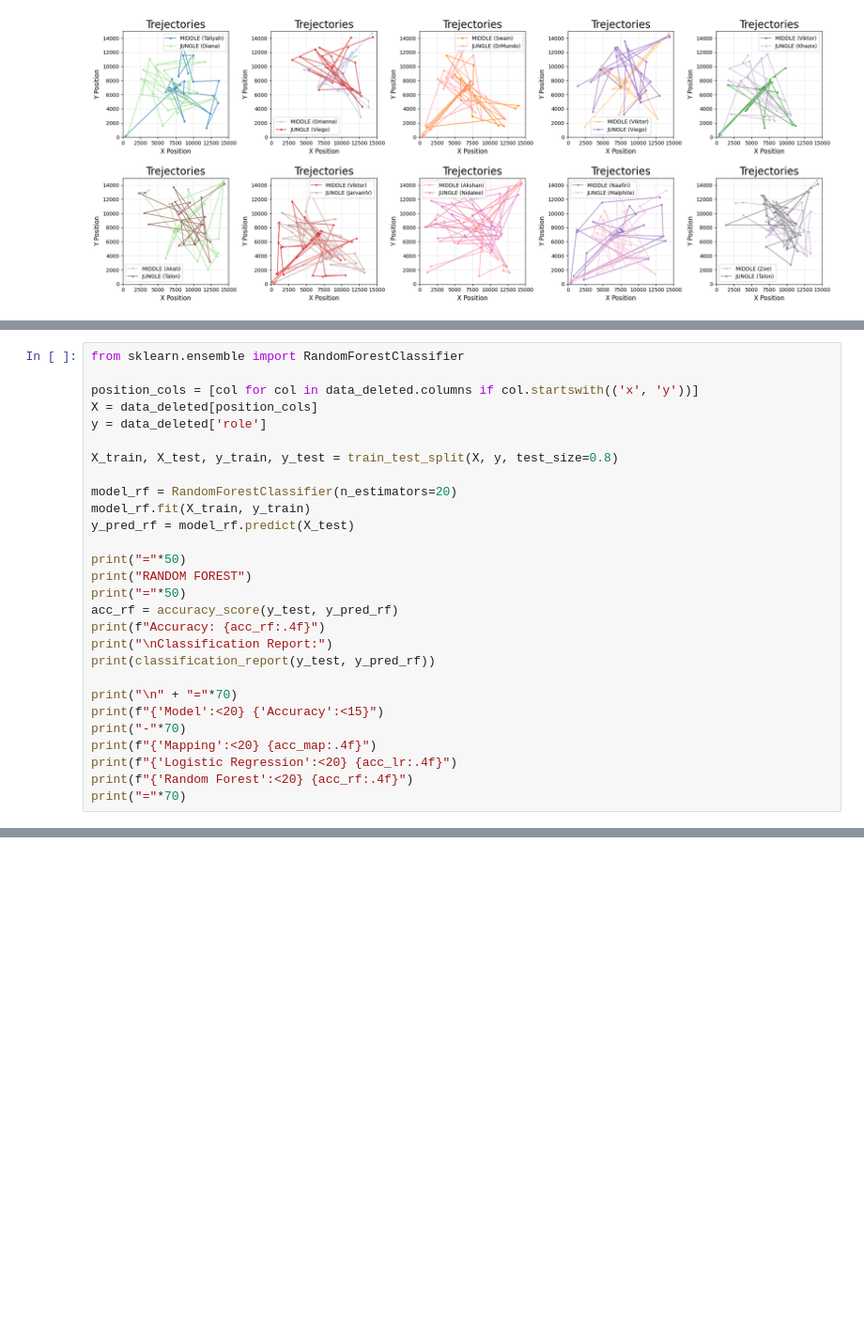
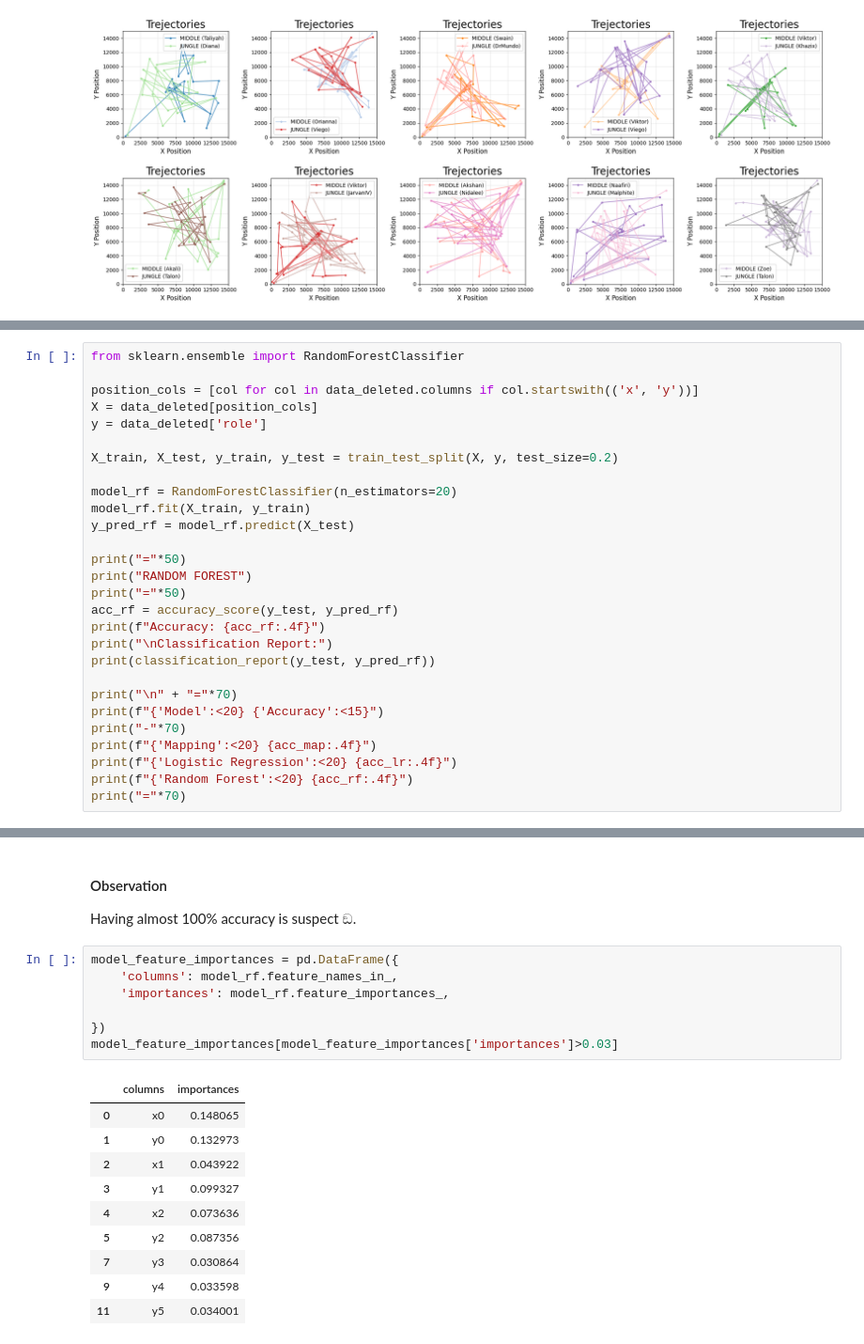
Before and after one commit to Kapponohacco/League-Ml-Project, a Jupyter notebook: src/models.ipynb, the cells around one changed output, grey strips where cells are left out. Shown at 94% size. Cells and saved outputs as stored; diff of their text form; blank space fills up the shorter version.

```diff
--- a/src/models.ipynb
+++ b/src/models.ipynb
@@ -151,7 +152,7 @@ position_cols = [col for col in data_deleted.columns if col.startswith(('x', 'y'
 X = data_deleted[position_cols]
 y = data_deleted['role']
 
-X_train, X_test, y_train, y_test = train_test_split(X, y, test_size=0.8)
+X_train, X_test, y_train, y_test = train_test_split(X, y, test_size=0.2)
 
 model_rf = RandomForestClassifier(n_estimators=20)
 model_rf.fit(X_train, y_train)
@@ -192 +193,23 @@ Random Forest        0.9997
 ======================================================================
+# %% [markdown]
+#### Observation
+
+Having almost 100% accuracy is suspect ඞ.
+# %%
+model_feature_importances = pd.DataFrame({
+    'columns': model_rf.feature_names_in_,
+    'importances': model_rf.feature_importances_,
+
+})
+model_feature_importances[model_feature_importances['importances']>0.03]
+# %% [output]
+|  | columns | importances |
+| 0 | x0 | 0.148065 |
+| 1 | y0 | 0.132973 |
+| 2 | x1 | 0.043922 |
+| 3 | y1 | 0.099327 |
+| 4 | x2 | 0.073636 |
+| 5 | y2 | 0.087356 |
+| 7 | y3 | 0.030864 |
+| 9 | y4 | 0.033598 |
+| 11 | y5 | 0.034001 |
```
Also changed, not shown: parts of 28 cells of this notebook, 4 other files.
